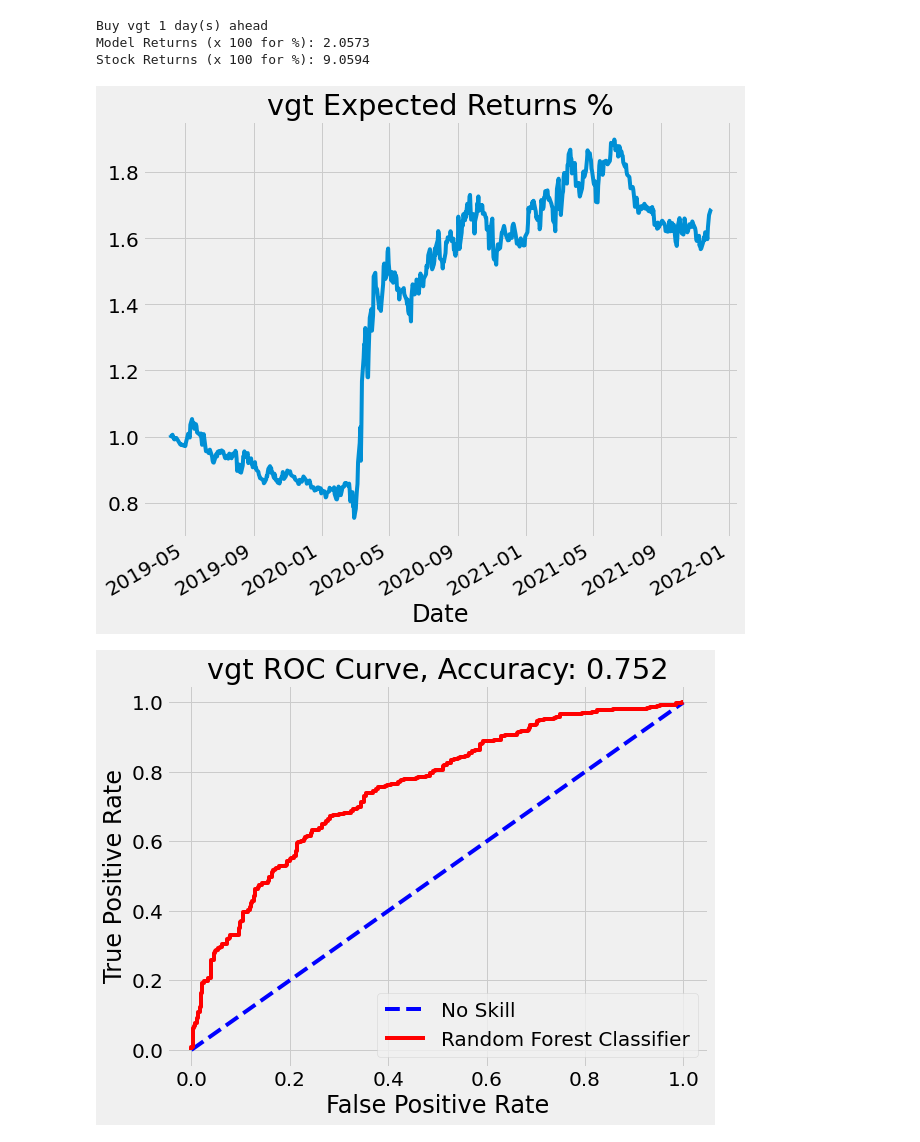
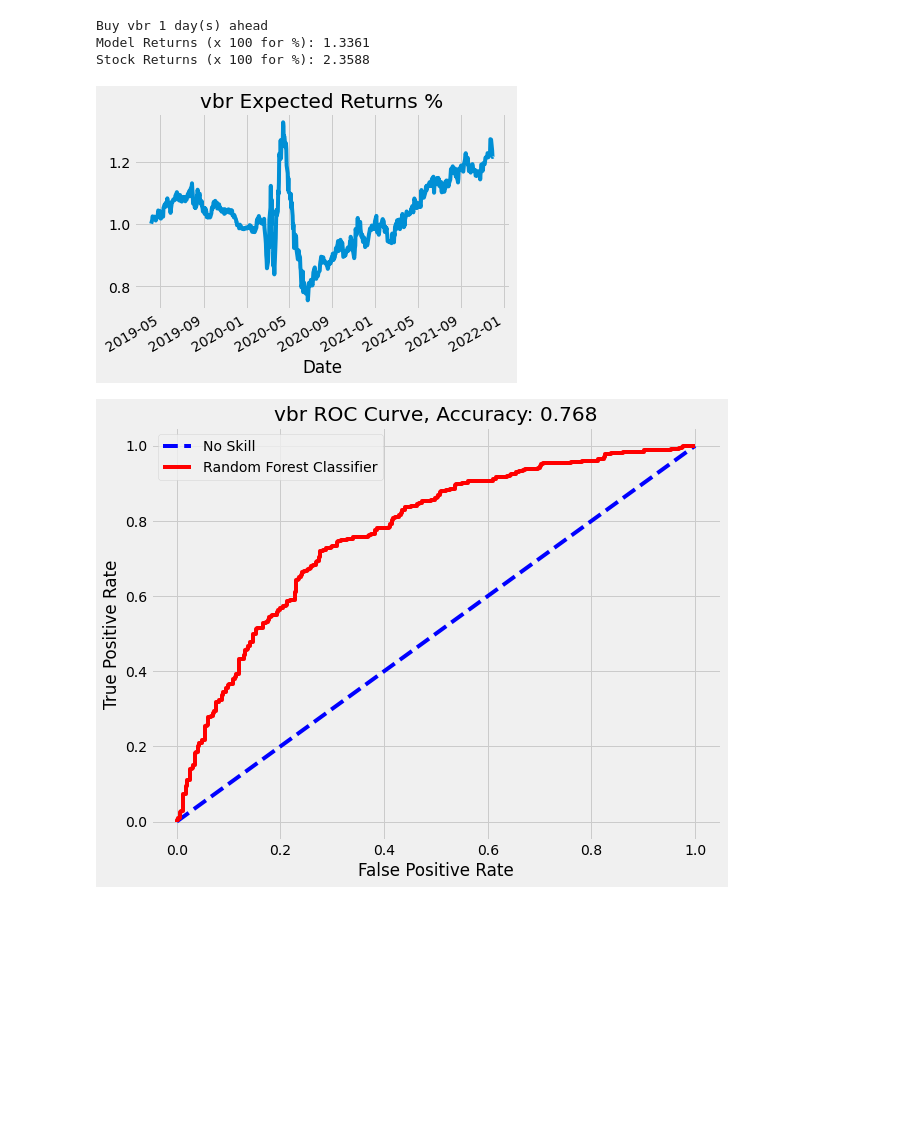
Before and after one commit to yuchild/next_n_day_stock_prediction_simple, a Jupyter notebook: testing.ipynb, the cells around one changed output. Drawn from its saved outputs; the diff is of its cells as text; code cells hidden in the pictures; blank space fills up the shorter version.

```diff
--- a/testing.ipynb
+++ b/testing.ipynb
@@ -192,16 +192,16 @@ cv = 3 # was 5
 # print("Gridsearch End Date: ", today)
 # print("Current Time: ", current_time)
 # %%
-stock_name = 'vgt'
+stock_name = 'vbr'
 fn.all_func(stock_name
            , start_dates[stock_name]
            , days_ahead = 1
            , model_name = model_name
            , days_back = 1
           )
 # %% [output]
-Buy vgt 1 day(s) ahead
-Model Returns (x 100 for %): 2.0573
-Stock Returns (x 100 for %): 9.0594
+Buy vbr 1 day(s) ahead
+Model Returns (x 100 for %): 1.3361
+Stock Returns (x 100 for %): 2.3588
-[figure, old version]
+[figure, new version]
-[figure, old version]
+[figure, new version]
```
Also changed, not shown: parts of 4 cells of this notebook, 45 other files.
